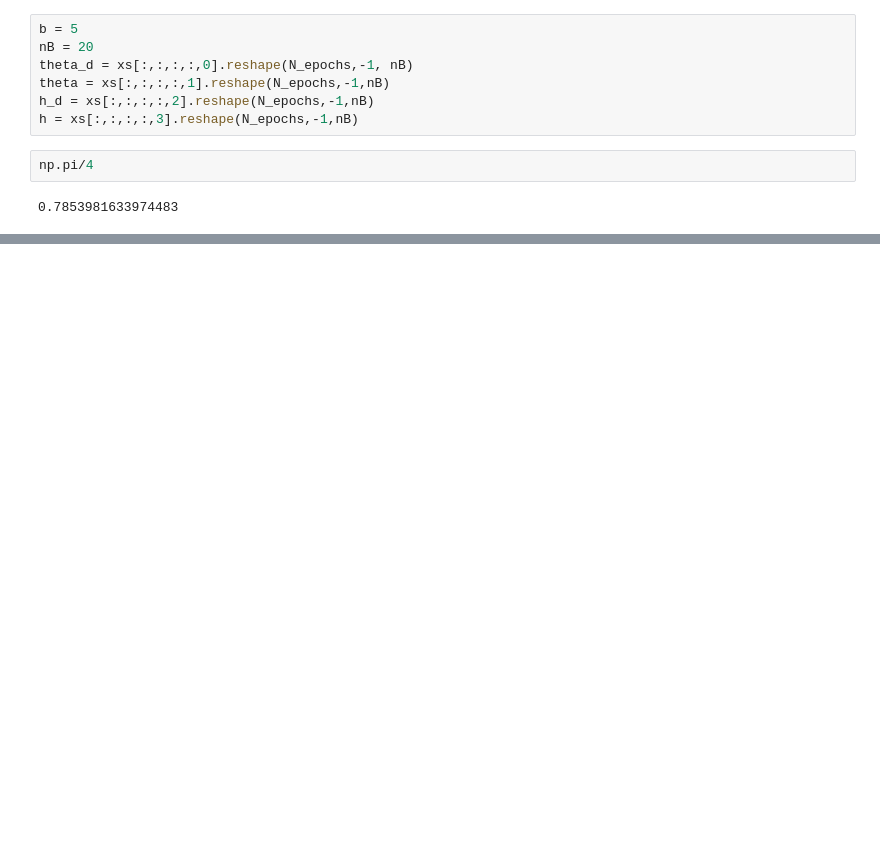
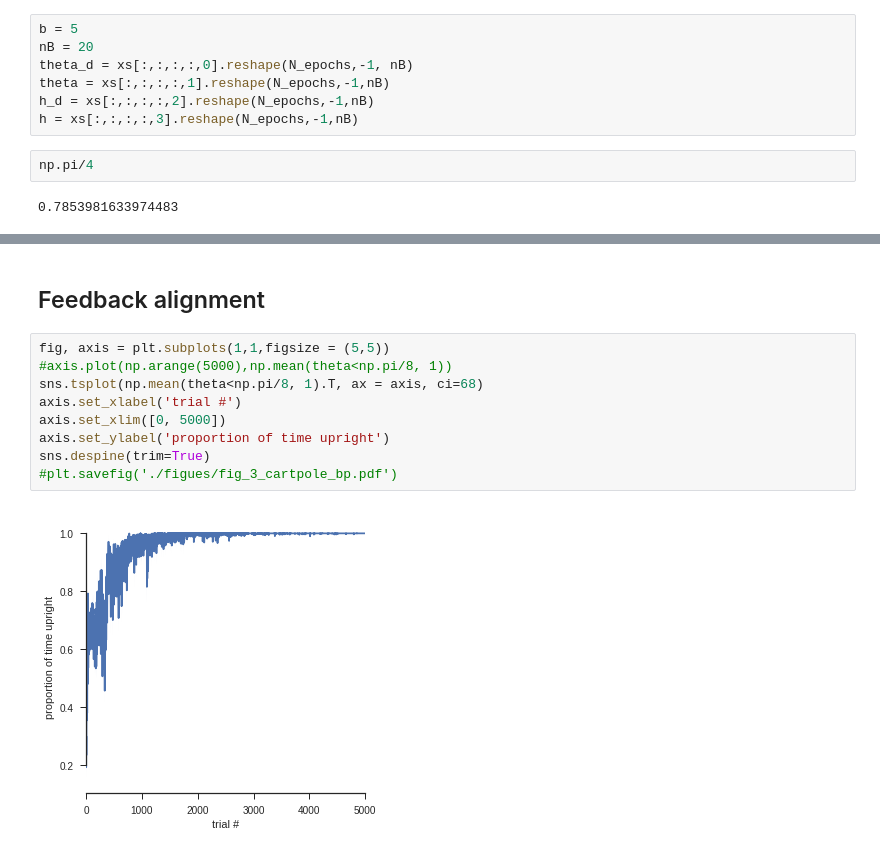
Before and after one commit to benlansdell/synthfeedback, a Jupyter notebook: notebooks/cartpole_dev_feedbackalign.ipynb, the cells around one changed output, grey strips where cells are left out. Saved outputs shown, nothing was run; the diff lists cells and outputs as text; blank space fills up the shorter version.

```diff
--- a/notebooks/cartpole_dev_feedbackalign.ipynb
+++ b/notebooks/cartpole_dev_feedbackalign.ipynb
@@ -344,0 +345,13 @@ sns.despine(trim=True)
+# %% [markdown]
+## Feedback alignment
+# %%
+fig, axis = plt.subplots(1,1,figsize = (5,5))
+#axis.plot(np.arange(5000),np.mean(theta<np.pi/8, 1))
+sns.tsplot(np.mean(theta<np.pi/8, 1).T, ax = axis, ci=68)
+axis.set_xlabel('trial #')
+axis.set_xlim([0, 5000])
+axis.set_ylabel('proportion of time upright')
+sns.despine(trim=True)
+#plt.savefig('./figues/fig_3_cartpole_bp.pdf')
+# %% [output]
+[figure, added]
```
Also changed, not shown: parts of 6 cells of this notebook, 4 other files.
